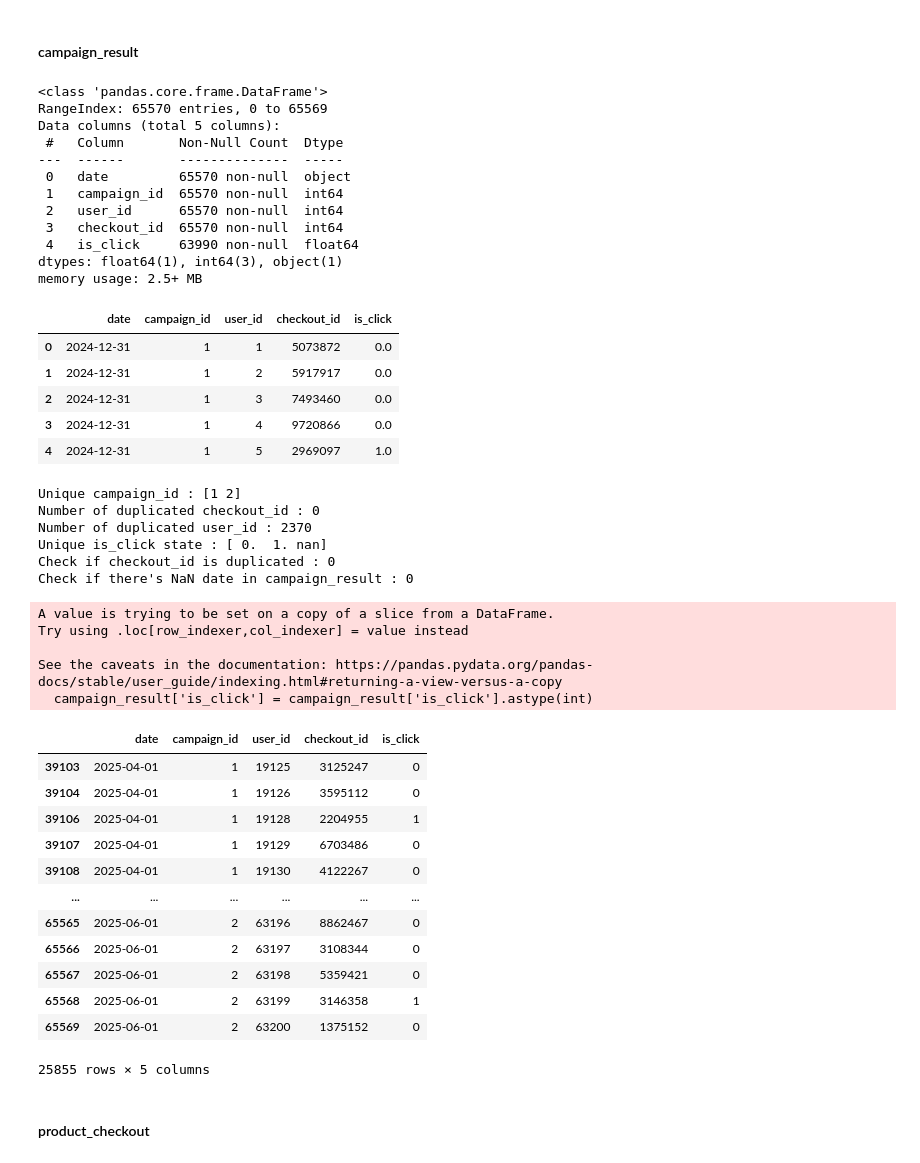
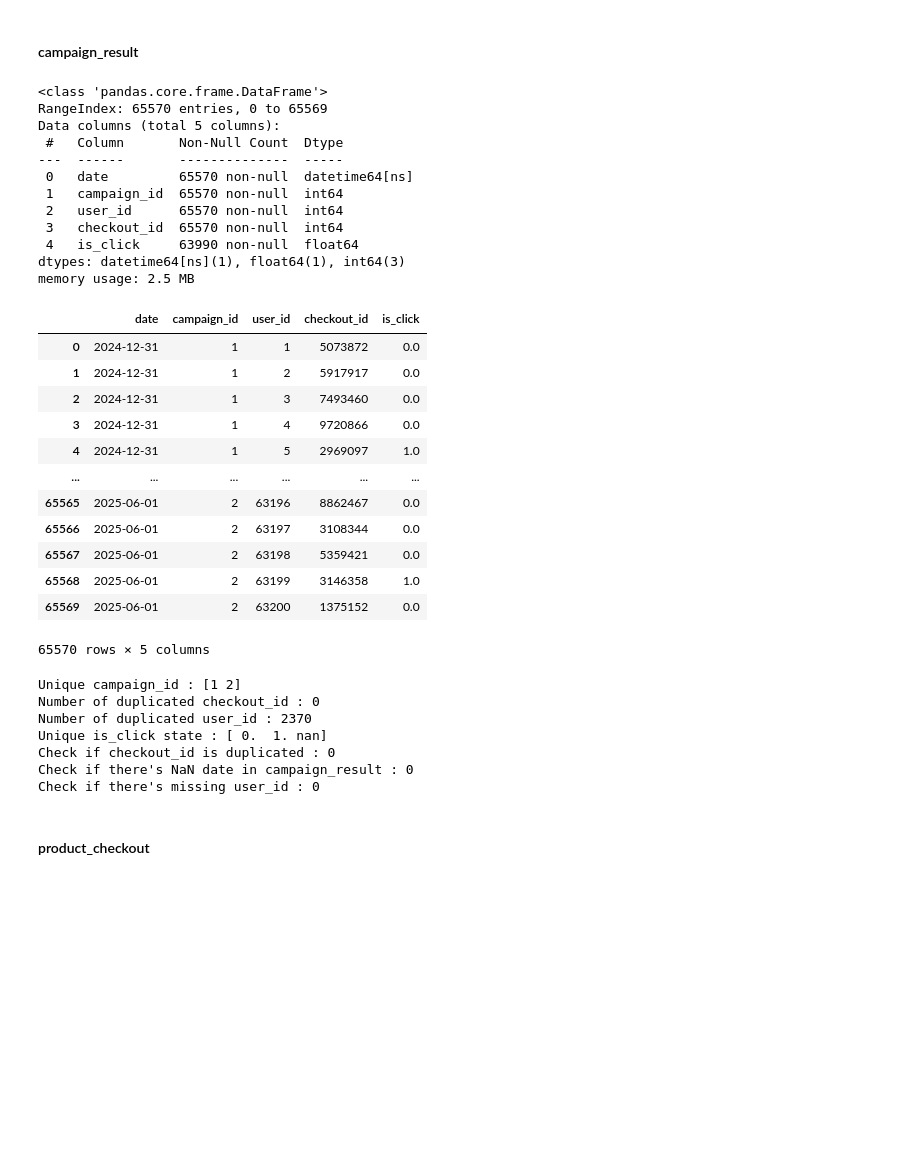
Before and after one commit to vandevee3/MarketingAnalysis, a Jupyter notebook: source/main.ipynb, the cells around one changed output. Saved outputs shown, nothing was run; the diff lists cells and outputs as text; code cells hidden in the pictures; blank space fills up the shorter version.

Commit message:
adding some data validation, changed funcitions, and visualization

```diff
--- a/source/main.ipynb
+++ b/source/main.ipynb
@@ -208,27 +215,35 @@ memory usage: 3.8 KB
 #### campaign_result
 # %%
 campaign_result = data_frames['campaign_result']
+campaign_result['date'] = pd.to_datetime(campaign_result['date'], format= '%Y-%m-%d')
 campaign_result.info()
-campaign_result.head(5)
+campaign_result
 # %% [output]
 <class 'pandas.core.frame.DataFrame'>
 RangeIndex: 65570 entries, 0 to 65569
 Data columns (total 5 columns):
  #   Column       Non-Null Count  Dtype
 ---  ------       --------------  -----
- 0   date         65570 non-null  object
+ 0   date         65570 non-null  datetime64[ns]
  1   campaign_id  65570 non-null  int64
  2   user_id      65570 non-null  int64
  3   checkout_id  65570 non-null  int64
  4   is_click     63990 non-null  float64
-dtypes: float64(1), int64(3), object(1)
-memory usage: 2.5+ MB
+dtypes: datetime64[ns](1), float64(1), int64(3)
+memory usage: 2.5 MB
 |  | date | campaign_id | user_id | checkout_id | is_click |
 | 0 | 2024-12-31 | 1 | 1 | 5073872 | 0.0 |
 | 1 | 2024-12-31 | 1 | 2 | 5917917 | 0.0 |
 | 2 | 2024-12-31 | 1 | 3 | 7493460 | 0.0 |
 | 3 | 2024-12-31 | 1 | 4 | 9720866 | 0.0 |
 | 4 | 2024-12-31 | 1 | 5 | 2969097 | 1.0 |
+| ... | ... | ... | ... | ... | ... |
+| 65565 | 2025-06-01 | 2 | 63196 | 8862467 | 0.0 |
+| 65566 | 2025-06-01 | 2 | 63197 | 3108344 | 0.0 |
+| 65567 | 2025-06-01 | 2 | 63198 | 5359421 | 0.0 |
+| 65568 | 2025-06-01 | 2 | 63199 | 3146358 | 1.0 |
+| 65569 | 2025-06-01 | 2 | 63200 | 1375152 | 0.0 |
+65570 rows × 5 columns
 # %%
 # Checking campaign_result
 print(f"Unique campaign_id : {campaign_result['campaign_id'].unique()}")
@@ -237,6 +252,7 @@ print(f"Number of duplicated user_id : {(campaign_result['user_id'].duplicated()
 print(f"Unique is_click state : {campaign_result['is_click'].unique()}")
 print(f"Check if checkout_id is duplicated : {(campaign_result['checkout_id'].duplicated()).sum()}")
 print(f"Check if there's NaN date in campaign_result : {sum(campaign_result['date'].isna())}")
+print(f"Check if there's missing user_id : {sum(campaign_result['user_id'].isna() + campaign_result['user_id'].isnull())}")
 # %% [output]
 Unique campaign_id : [1 2]
 Number of duplicated checkout_id : 0
@@ -244,31 +260,7 @@ Number of duplicated user_id : 2370
 Unique is_click state : [ 0.  1. nan]
 Check if checkout_id is duplicated : 0
 Check if there's NaN date in campaign_result : 0
+Check if there's missing user_id : 0
-# %%
-campaign_result['date'] = pd.to_datetime(campaign_result['date'], format= '%Y-%m-%d')
-campaign_result = campaign_result[campaign_result['is_click'].isin([0,1])]
-campaign_result['is_click'] = campaign_result['is_click'].astype(int)
-campaign_result = campaign_result[(campaign_result['date'] >= start_marketing_date_a) | (campaign_result['date'] >= start_marketing_date_b)]
-campaign_result
-# %% [output]
-A value is trying to be set on a copy of a slice from a DataFrame.
-Try using .loc[row_indexer,col_indexer] = value instead
-
-See the caveats in the documentation: https://pandas.pydata.org/pandas-docs/stable/user_guide/indexing.html#returning-a-view-versus-a-copy
-  campaign_result['is_click'] = campaign_result['is_click'].astype(int)
-|  | date | campaign_id | user_id | checkout_id | is_click |
-| 39103 | 2025-04-01 | 1 | 19125 | 3125247 | 0 |
-| 39104 | 2025-04-01 | 1 | 19126 | 3595112 | 0 |
-| 39106 | 2025-04-01 | 1 | 19128 | 2204955 | 1 |
-| 39107 | 2025-04-01 | 1 | 19129 | 6703486 | 0 |
-| 39108 | 2025-04-01 | 1 | 19130 | 4122267 | 0 |
-| ... | ... | ... | ... | ... | ... |
-| 65565 | 2025-06-01 | 2 | 63196 | 8862467 | 0 |
-| 65566 | 2025-06-01 | 2 | 63197 | 3108344 | 0 |
-| 65567 | 2025-06-01 | 2 | 63198 | 5359421 | 0 |
-| 65568 | 2025-06-01 | 2 | 63199 | 3146358 | 1 |
-| 65569 | 2025-06-01 | 2 | 63200 | 1375152 | 0 |
-25855 rows × 5 columns
 # %% [markdown]
 #### product_checkout
 # %%
```
Also changed, not shown: parts of 26 cells of this notebook.
